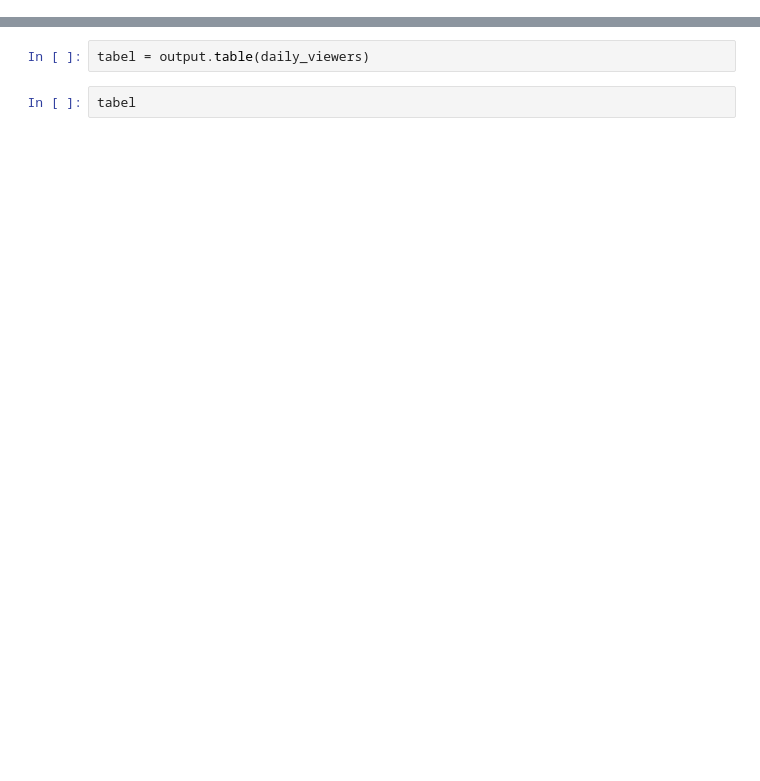
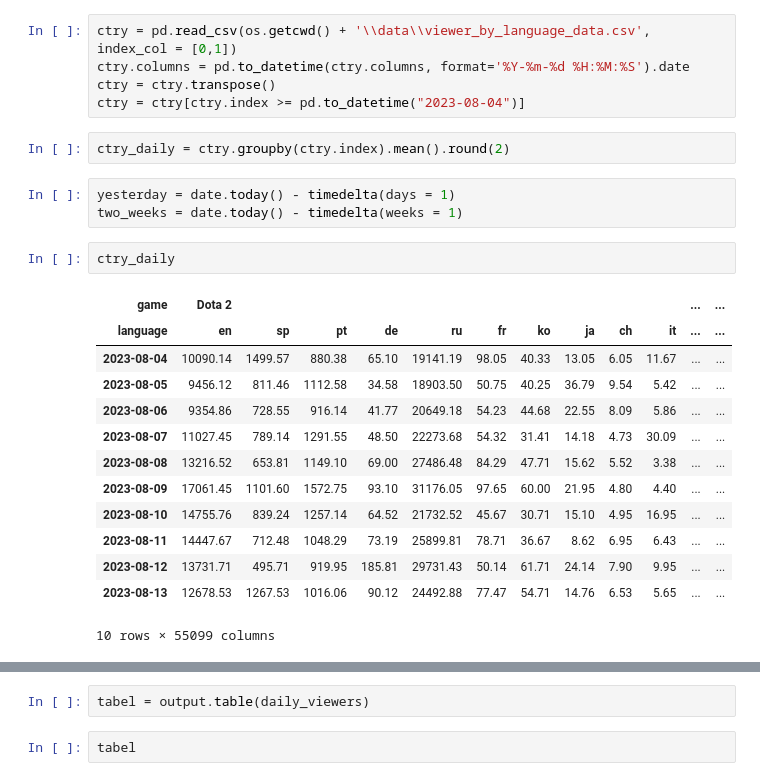
Before and after one commit to fikus44/GGcenter, a Jupyter notebook: Markedsanalyse/Playground.ipynb, the cells around one changed output, grey strips where cells are left out. Cells and saved outputs as stored; diff of their text form; blank space fills up the shorter version.

Commit message:
output table 1

```diff
--- a/Markedsanalyse/Playground.ipynb
+++ b/Markedsanalyse/Playground.ipynb
@@ -167,0 +78,26 @@ daily_viewers
+# %%
+ctry = pd.read_csv(os.getcwd() + '\\data\\viewer_by_language_data.csv',  index_col = [0,1])
+ctry.columns = pd.to_datetime(ctry.columns, format='%Y-%m-%d %H:%M:%S').date
+ctry = ctry.transpose()
+ctry = ctry[ctry.index >= pd.to_datetime("2023-08-04")]
+# %%
+ctry_daily = ctry.groupby(ctry.index).mean().round(2)
+# %%
+yesterday = date.today() - timedelta(days = 1)
+two_weeks = date.today() - timedelta(weeks = 1)
+# %%
+ctry_daily
+# %% [output]
+| game | Dota 2 |  |  |  |  |  |  |  |  |  | ... | ... |
+| language | en | sp | pt | de | ru | fr | ko | ja | ch | it | ... | ... |
+| 2023-08-04 | 10090.14 | 1499.57 | 880.38 | 65.10 | 19141.19 | 98.05 | 40.33 | 13.05 | 6.05 | 11.67 | ... | ... |
+| 2023-08-05 | 9456.12 | 811.46 | 1112.58 | 34.58 | 18903.50 | 50.75 | 40.25 | 36.79 | 9.54 | 5.42 | ... | ... |
+| 2023-08-06 | 9354.86 | 728.55 | 916.14 | 41.77 | 20649.18 | 54.23 | 44.68 | 22.55 | 8.09 | 5.86 | ... | ... |
+| 2023-08-07 | 11027.45 | 789.14 | 1291.55 | 48.50 | 22273.68 | 54.32 | 31.41 | 14.18 | 4.73 | 30.09 | ... | ... |
+| 2023-08-08 | 13216.52 | 653.81 | 1149.10 | 69.00 | 27486.48 | 84.29 | 47.71 | 15.62 | 5.52 | 3.38 | ... | ... |
+| 2023-08-09 | 17061.45 | 1101.60 | 1572.75 | 93.10 | 31176.05 | 97.65 | 60.00 | 21.95 | 4.80 | 4.40 | ... | ... |
+| 2023-08-10 | 14755.76 | 839.24 | 1257.14 | 64.52 | 21732.52 | 45.67 | 30.71 | 15.10 | 4.95 | 16.95 | ... | ... |
+| 2023-08-11 | 14447.67 | 712.48 | 1048.29 | 73.19 | 25899.81 | 78.71 | 36.67 | 8.62 | 6.95 | 6.43 | ... | ... |
+| 2023-08-12 | 13731.71 | 495.71 | 919.95 | 185.81 | 29731.43 | 50.14 | 61.71 | 24.14 | 7.90 | 9.95 | ... | ... |
+| 2023-08-13 | 12678.53 | 1267.53 | 1016.06 | 90.12 | 24492.88 | 77.47 | 54.71 | 14.76 | 6.53 | 5.65 | ... | ... |
+10 rows × 55099 columns
```
Also changed, not shown: parts of 50 cells of this notebook, 4 other files.
